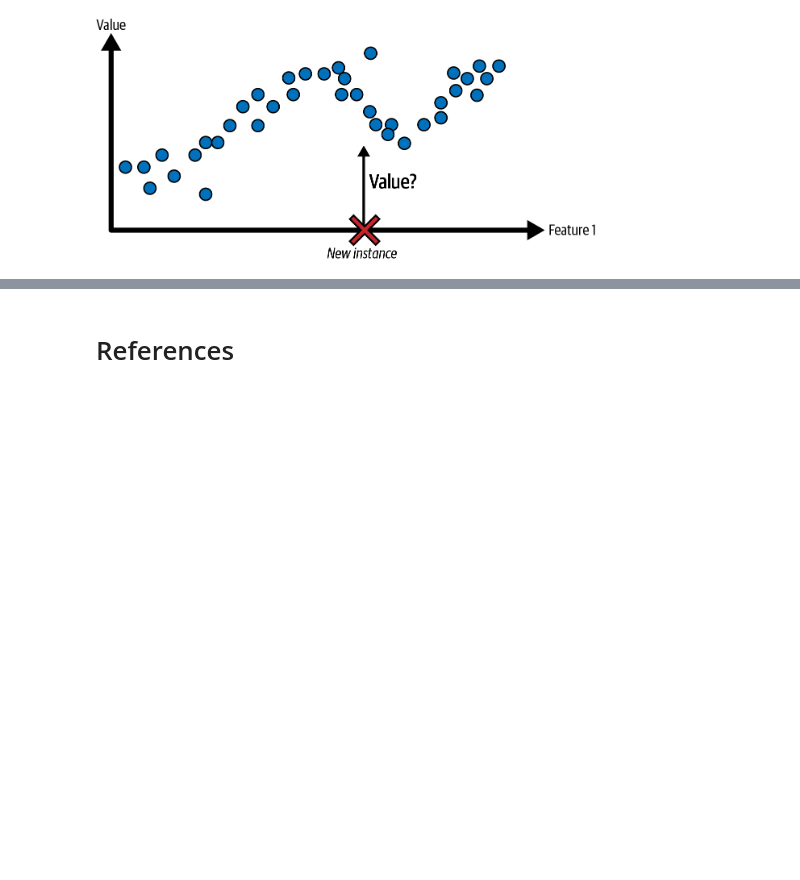
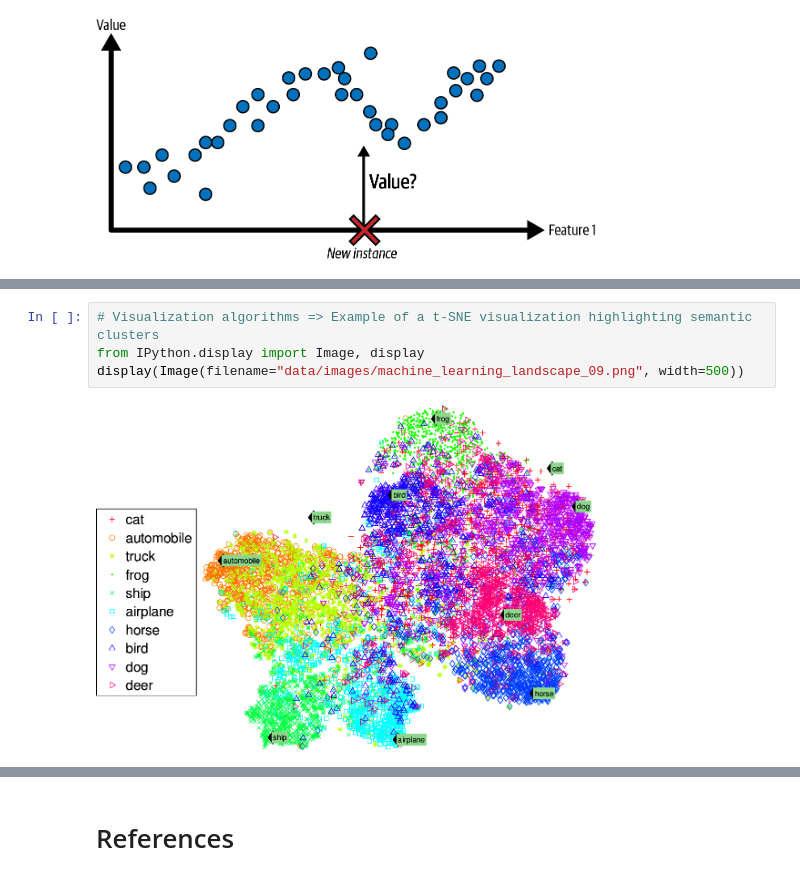
Before and after one commit to ancilcleetus/My-Learning-Journey-in-AI, a Jupyter notebook: Fundamentals-of-Machine-Learning/machine_learning_landscape.ipynb, the cells around one changed output, grey strips where cells are left out. Cells and saved outputs as stored; diff of their text form; blank space fills up the shorter version.

```diff
--- a/Fundamentals-of-Machine-Learning/machine_learning_landscape.ipynb
+++ b/Fundamentals-of-Machine-Learning/machine_learning_landscape.ipynb
@@ -106,0 +120,6 @@ display(Image(filename="data/images/machine_learning_landscape_07.png", width=50
+# %%
+# Visualization algorithms => Example of a t-SNE visualization highlighting semantic clusters
+from IPython.display import Image, display
+display(Image(filename="data/images/machine_learning_landscape_09.png", width=500))
+# %% [output]
+[figure, added]
```
Also changed, not shown: parts of 6 cells of this notebook, 3 other files.
